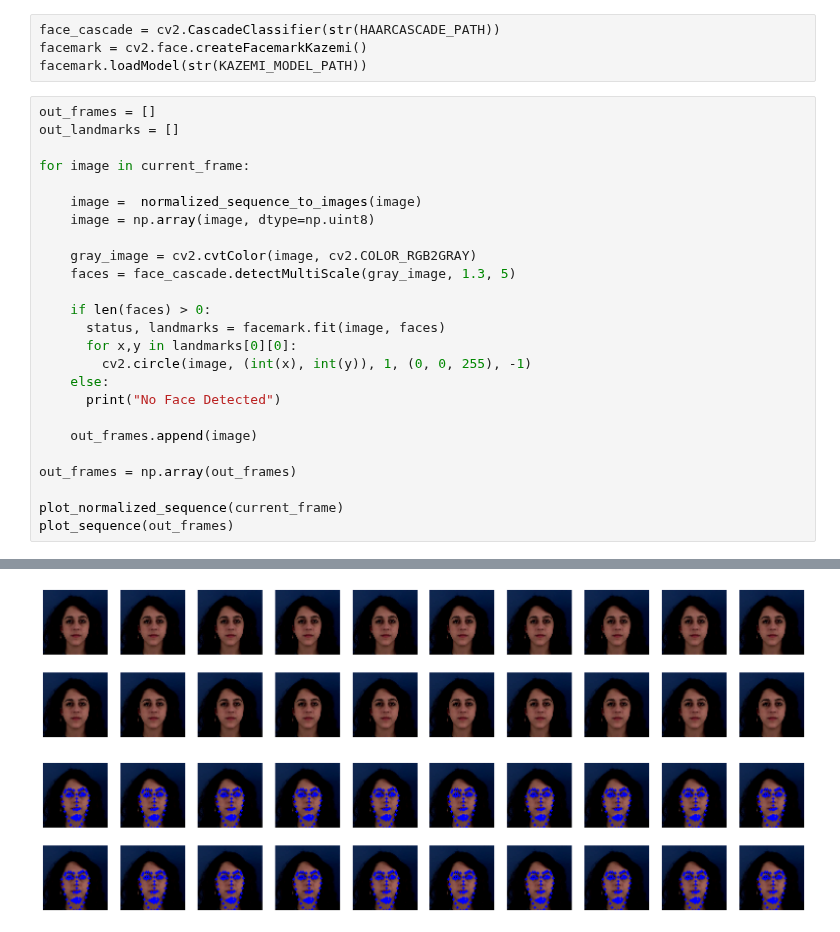
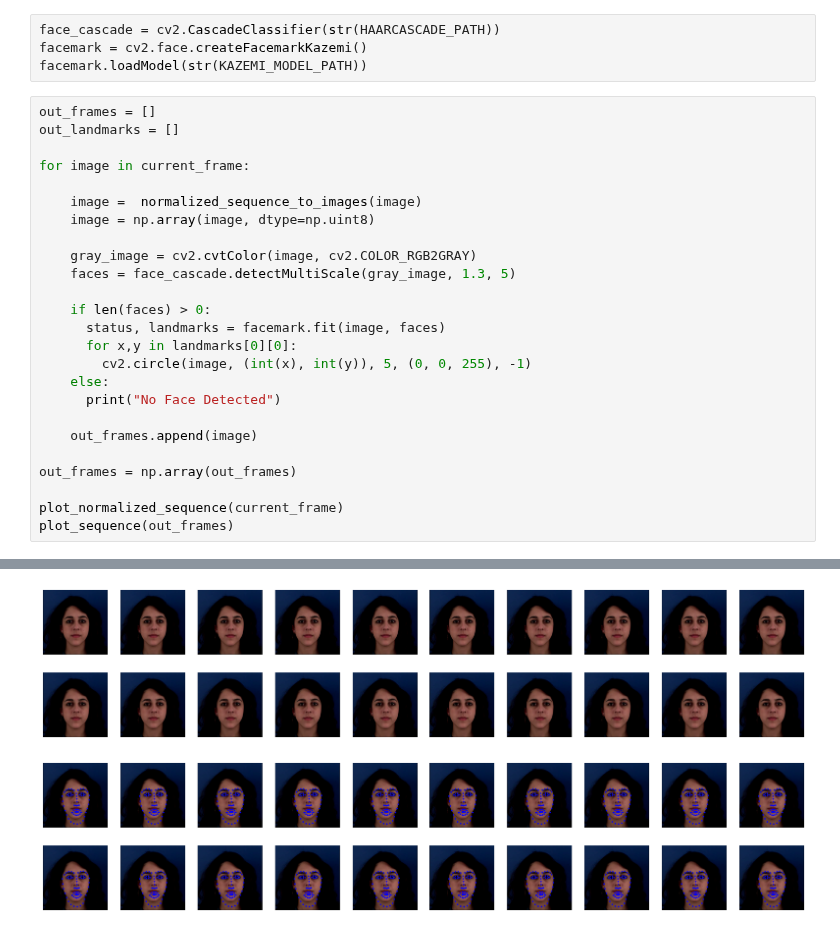
Before and after one commit to lapidarioz/temporal-coherence, a Jupyter notebook: landmarks_opencv.ipynb, the cells around one changed output, grey strips where cells are left out. Saved outputs shown, nothing was run; the diff lists cells and outputs as text.

```diff
--- a/landmarks_opencv.ipynb
+++ b/landmarks_opencv.ipynb
@@ -259,7 +259,7 @@ for image in current_frame:
     if len(faces) > 0:
       status, landmarks = facemark.fit(image, faces)
       for x,y in landmarks[0][0]:
-        cv2.circle(image, (int(x), int(y)), 1, (0, 0, 255), -1)
+        cv2.circle(image, (int(x), int(y)), 5, (0, 0, 255), -1)
     else:
       print("No Face Detected")
 
@@ -273,2 +274,2 @@ plot_sequence(out_frames)
 [figure]
-[figure, old version]
+[figure, new version]
```
Also changed, not shown: parts of 5 cells of this notebook, 2 other files.
